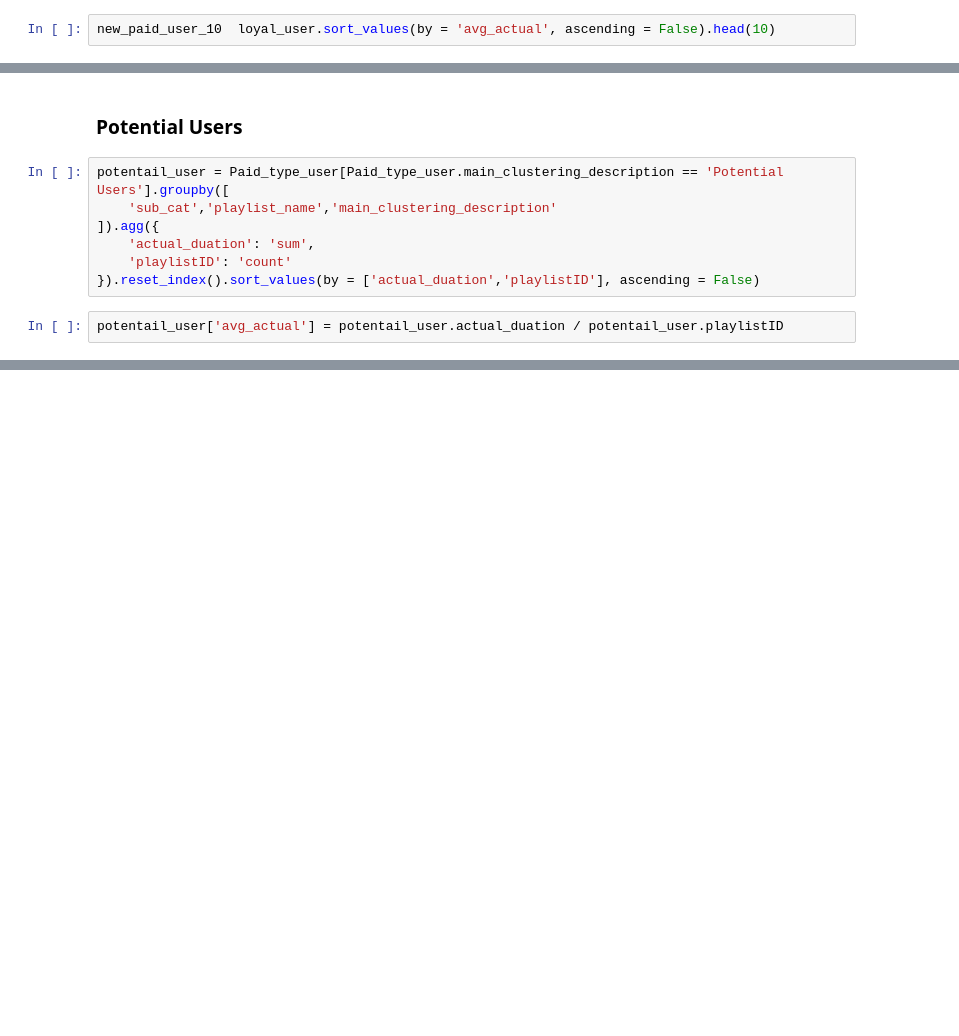
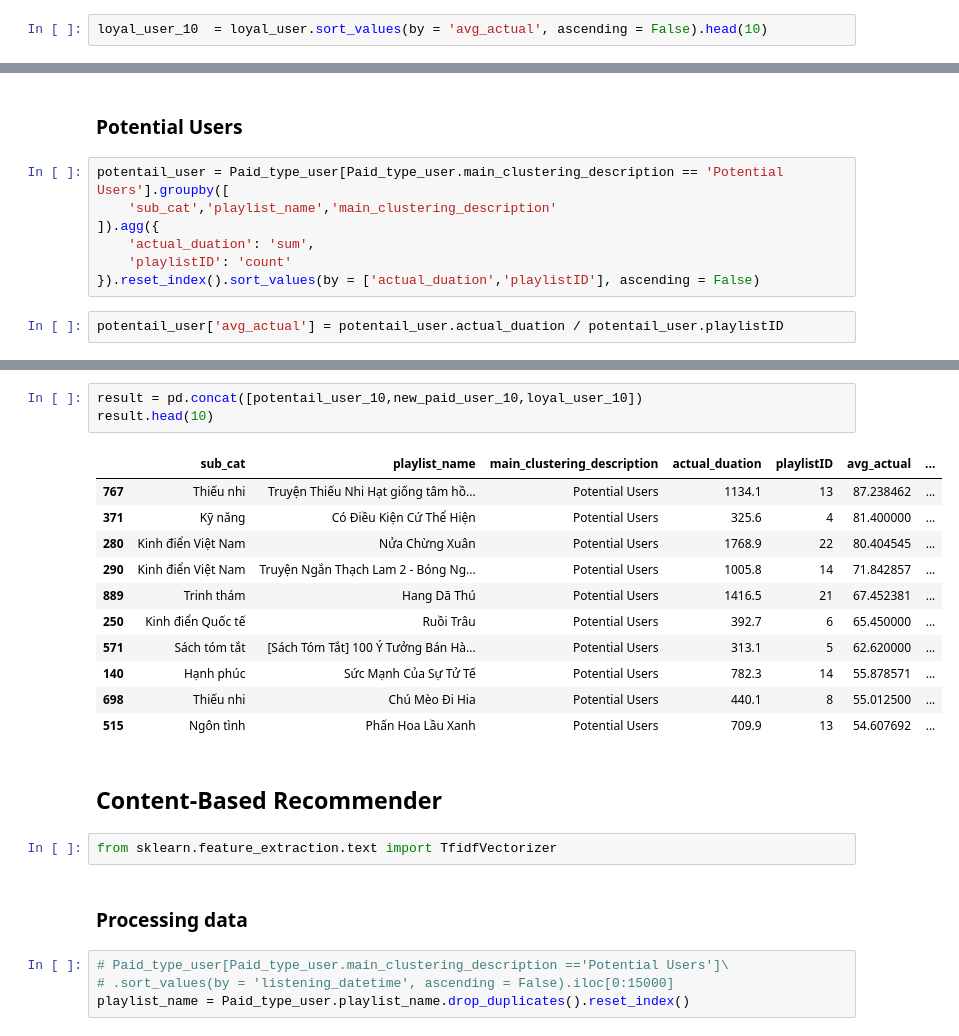
Before and after one commit to nhduong2803/Datacracy_scala_hackathon, a Jupyter notebook: Scala.ipynb, the cells around one changed output, grey strips where cells are left out. Drawn from its saved outputs; the diff is of its cells as text; blank space fills up the shorter version.

```diff
--- a/Scala.ipynb
+++ b/Scala.ipynb
@@ -276,4 +276,4 @@ loyal_user = Paid_type_user[Paid_type_user.main_clustering_description == 'Loyal
 # %%
 loyal_user['avg_actual'] = loyal_user.actual_duation / loyal_user.playlistID
 # %%
-new_paid_user_10  loyal_user.sort_values(by = 'avg_actual', ascending = False).head(10)
+loyal_user_10  = loyal_user.sort_values(by = 'avg_actual', ascending = False).head(10)
@@ -355,0 +306,25 @@ Name: avg_actual, Length: 1034, dtype: float64
+# %%
+result = pd.concat([potentail_user_10,new_paid_user_10,loyal_user_10])
+result.head(10)
+# %% [output]
+|  | sub_cat | playlist_name | main_clustering_description | actual_duation | playlistID | avg_actual | ... |
+| 767 | Thiếu nhi | Truyện Thiếu Nhi Hạt giống tâm hồ... | Potential Users | 1134.1 | 13 | 87.238462 | ... |
+| 371 | Kỹ năng | Có Điều Kiện Cứ Thể Hiện | Potential Users | 325.6 | 4 | 81.400000 | ... |
+| 280 | Kinh điển Việt Nam | Nửa Chừng Xuân | Potential Users | 1768.9 | 22 | 80.404545 | ... |
+| 290 | Kinh điển Việt Nam | Truyện Ngắn Thạch Lam 2 - Bóng Ng... | Potential Users | 1005.8 | 14 | 71.842857 | ... |
+| 889 | Trinh thám | Hang Dã Thú | Potential Users | 1416.5 | 21 | 67.452381 | ... |
+| 250 | Kinh điển Quốc tế | Ruồi Trâu | Potential Users | 392.7 | 6 | 65.450000 | ... |
+| 571 | Sách tóm tắt | [Sách Tóm Tắt] 100 Ý Tưởng Bán Hà... | Potential Users | 313.1 | 5 | 62.620000 | ... |
+| 140 | Hạnh phúc | Sức Mạnh Của Sự Tử Tế | Potential Users | 782.3 | 14 | 55.878571 | ... |
+| 698 | Thiếu nhi | Chú Mèo Đi Hia | Potential Users | 440.1 | 8 | 55.012500 | ... |
+| 515 | Ngôn tình | Phấn Hoa Lầu Xanh | Potential Users | 709.9 | 13 | 54.607692 | ... |
+# %% [markdown]
+## Content-Based Recommender
+# %%
+from sklearn.feature_extraction.text import TfidfVectorizer
+# %% [markdown]
+### Processing data
+# %%
+# Paid_type_user[Paid_type_user.main_clustering_description =='Potential Users']\
+# .sort_values(by = 'listening_datetime', ascending = False).iloc[0:15000]
+playlist_name = Paid_type_user.playlist_name.drop_duplicates().reset_index()
```
Also changed, not shown: parts of 11 cells of this notebook.
